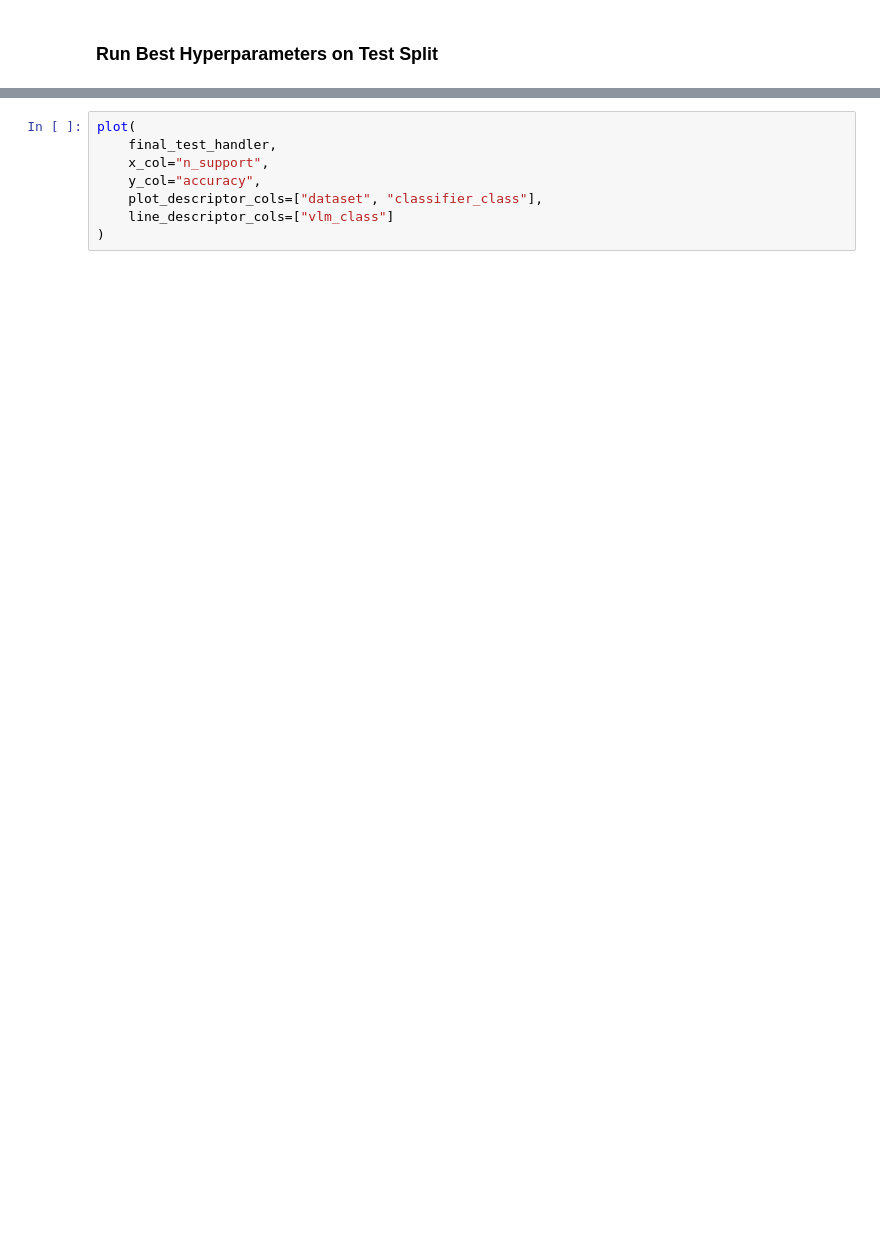
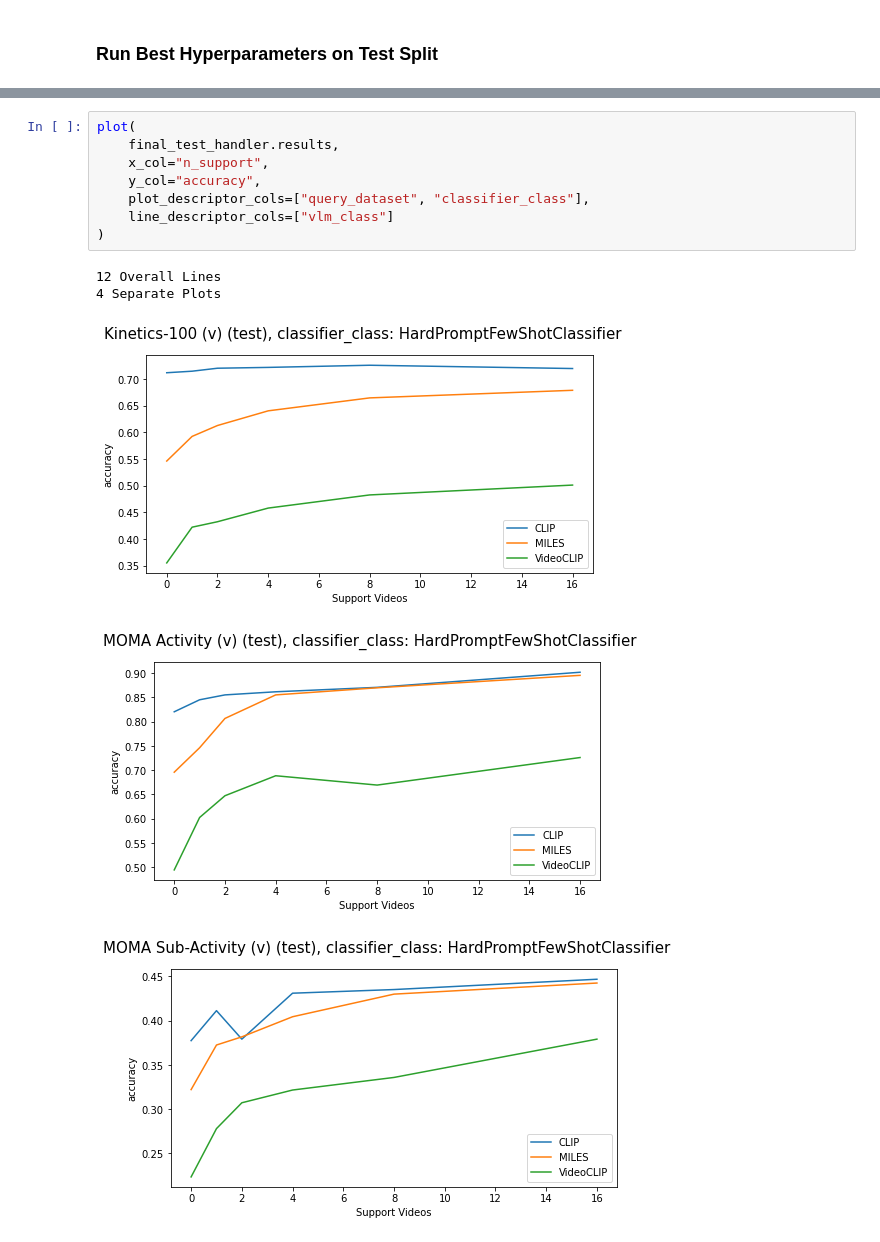
Before and after one commit to zanedurante/vlm_benchmark, a Jupyter notebook: vlm_param_tests.ipynb, the cells around one changed output, grey strips where cells are left out. Drawn from its saved outputs; the diff is of its cells as text; blank space fills up the shorter version.

```diff
--- a/vlm_param_tests.ipynb
+++ b/vlm_param_tests.ipynb
@@ -334,8 +328,14 @@ display(final_test_handler.results.sort_values(["vlm_class", "classifier_class",
 # %%
 plot(
-    final_test_handler,
+    final_test_handler.results,
     x_col="n_support",
     y_col="accuracy",
-    plot_descriptor_cols=["dataset", "classifier_class"],
+    plot_descriptor_cols=["query_dataset", "classifier_class"],
     line_descriptor_cols=["vlm_class"]
 )
+# %% [output]
+12 Overall Lines
+4 Separate Plots
+[figure, added]
+[figure, added]
+[figure, added]
```
Also changed, not shown: parts of 7 cells of this notebook, 4 other files.
